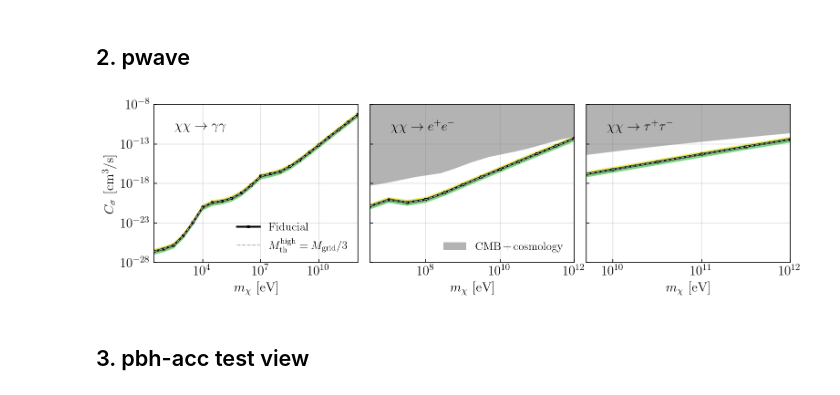
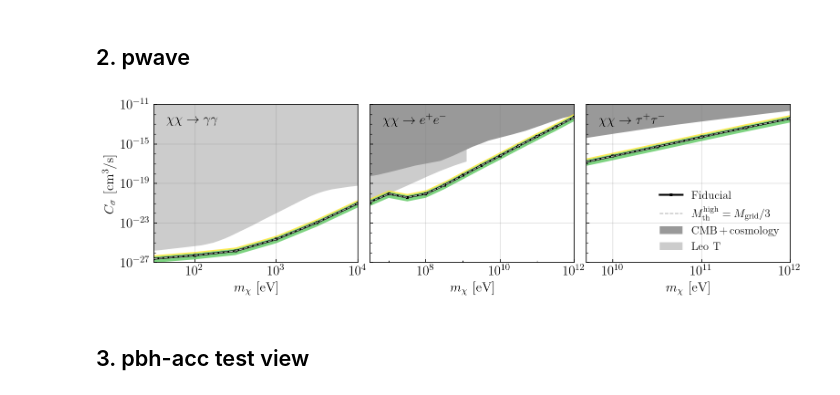
Before and after one commit to yitiansun/DM21cm, a Jupyter notebook: plotting/limits.ipynb, the cells around one changed output. Saved outputs shown, nothing was run; the diff lists cells and outputs as text; code cells hidden in the pictures.

Commit message:
other limits

```diff
--- a/plotting/limits.ipynb
+++ b/plotting/limits.ipynb
@@ -172,12 +171,0 @@ fig.savefig('paper2/pbhhr-limits.pdf', bbox_inches='tight')
-# %%
-# comparison
-fig, ax = plt.subplots(1, 1, figsize=(6, 4))
-
-plot_limits(ax, 'pbhhr-a0.000', label=r'No v rel', plot_sigma=False,)
-plot_limits(ax, 'pbhhr-a0.000-250808', plot_sigma=False, label=r'V rel', ls='--')
-
-ax.legend()
-
-ax.set(xscale='log', yscale='log')
-ax.set(xlabel=r'$M_\mathrm{PBH}$ [g]', ylabel=r'$f_\mathrm{PBH}$')
-ax.set(ylim=(1e-13, 1e0), xlim=(1e13, 1e18))
@@ -190,3 +171,0 @@ mass_s, inj_s, sigmanew_s, limit_s = get_limits('pbhhr-a0.000-250808')
-# %%
-s = np.array([sigma_s[i] for i in [1, 4, 7, 10, 13, 16, 19]])
-s / sigmanew_s
@@ -204,52 +266,58 @@ $1.9884099 \times 10^{13} \; \mathrm{g}$
 # %%
 fig, axs = plt.subplots(1, 3, figsize=(12, 3), sharey=True)
 
 limit_tags = ['pwave-phot-250909', 'pwave-elec-250909', 'pwave-tau-250909']
 cmp_limit_tags = ['pwave-phot-mc1e11-250909', 'pwave-elec-mc1e11-250909', 'pwave-tau-mc1e11-250909']
 texts = [r'$\chi\chi\rightarrow ' + s + '$' for s in [r'\gamma\gamma', r'e^+e^-', r'\tau^+\tau^-']]
-xlims = [[3.162277660168379612e+01, 1e12], [3.162277660168379545e+06, 1e12], [5.011872336272714615e+09, 1e12]]
+xlims = [[3.162277660168379612e+01, 1e4], [3.162277660168379545e+06, 1e12], [5.011872336272714615e+09, 1e12]]
 
 for i, ax in enumerate(axs):
-    plot_limits(ax, limit_tags[i], lw=2, label=('Fiducial' if i == 0 else None))
+    plot_limits(ax, limit_tags[i], lw=2, label=('Fiducial' if i == 2 else None))
     plot_limits(ax, cmp_limit_tags[i], plot_sigma=False, color=cms['binary'](0.3), ls='--', marker='', zorder=10,
-                label=(r'$M_\mathrm{th}^\mathrm{high}=M_\mathrm{grid}/3$' if i == 0 else None))
+                label=(r'$M_\mathrm{th}^\mathrm{high}=M_\mathrm{grid}/3$' if i == 2 else None))
     ax.set(xscale='log', yscale='log')
     ax.set(xlabel=r'$m_\chi$ [eV]', xlim=xlims[i])
-    ax.text(0.1, 0.9, texts[i], transform=ax.transAxes, fontsize=14, ha='left', va='top')
-    ax.grid(color='0.5', alpha=0.2, linewidth=1, linestyle='-')
+    ax.text(0.06, 0.94, texts[i], transform=ax.transAxes, fontsize=14, ha='left', va='top')
+    ax.grid(color='0.5', alpha=0.2, linewidth=1, linestyle='-', zorder=-20)
 
-# phph limits
-m, C_plot = np.loadtxt(f"{WDIR}/data/limits/pwave/phph.txt", unpack=True) # m is [GeV], sigmav is [cm^3/s]
-m_plot = m * 1e6 # [MeV] -> [eV]
-axs[0].fill_between(m_plot, C_plot, 1, fc=cms['binary'](0.3), ec='none', label=r'CMB\,+\,cosmology')
-axs[0].legend(frameon=False, loc='lower right')
+plot_LeoT_phph(axs[0], label='')
+plot_Diamenti_ee(axs[1], label='')
+plot_LeoT_ee(axs[1], zorder=-15, label='')
+plot_Diamenti_tautau(axs[2])
+plot_fake_LeoT(axs[2])
 
-# ee limits
-m, sigmav = np.loadtxt(f"{WDIR}/data/limits/pwave/ee.txt", unpack=True) # m is [GeV], sigmav is [cm^3/s]
-vref = 100 * u.km / u.s
-m_plot = m * 1e9 # [GeV] -> [eV]
-C_plot = sigmav * (c.c / vref).to(1).value ** 2
-axs[1].fill_between(m_plot, C_plot, 1, fc=cms['binary'](0.3), ec='none', label=r'CMB\,+\,cosmology')
-axs[1].legend(frameon=False, loc='lower right')
+# axs[0].legend(frameon=False, loc='upper right')
+# axs[1].legend(frameon=False, loc='lower right')
+axs[2].legend(frameon=False, loc='lower right')
 
-# tautau limits
-m, sigmav = np.loadtxt(f"{WDIR}/data/limits/pwave/tautau.txt", unpack=True) # m is [GeV], sigmav is [cm^3/s]
-vref = 100 * u.km / u.s
-m_plot = m * 1e9 # [GeV] -> [eV]
-C_plot = sigmav * (c.c / vref).to(1).value ** 2
-axs[2].fill_between(m_plot, C_plot, 1, fc=cms['binary'](0.3), ec='none')
 
-axs[0].set(ylim=(1e-28, 1e-8))
+axs[0].set(ylim=(1e-27, 1e-11))
 axs[0].set(ylabel=r'$C_\sigma$ [cm$^3$/s]')
 
-axs[0].legend(frameon=False, loc='lower right')
+axs[0].xaxis.set_minor_locator(plt.NullLocator())
+axs[2].xaxis.set_minor_locator(plt.NullLocator())
 
-axs[2].xaxis.set_minor_locator(plt.NullLocator())
+axs[0].set_yticks(np.logspace(-27, -11, 17), minor = True)
+axs[0].set_yticklabels([], minor = True)
+
+axs[1].set_xticks(np.logspace(7, 11, 5), minor = True)
+axs[1].set_xticklabels([], minor = True)
+
+# # Major ticks every 4 decades
+# major_locator = mticker.LogLocator(base=10.0, subs=[1.0], numticks=10)
+# # Minor ticks every single decade
+# minor_locator = mticker.LogLocator(base=10.0, subs=[1.0], numticks=100)
+
+# for ax in axs:
+#     ax.set(yscale='log')
+#     ax.yaxis.set_major_locator(major_locator)
+#     ax.yaxis.set_minor_locator(minor_locator)
+#     ax.yaxis.set_minor_formatter(mticker.NullFormatter())  # hide labels on minors
 
 fig.subplots_adjust(wspace=0.06)
 fig.savefig('paper2/pwave-limits.pdf', bbox_inches='tight')
 # %% [output]
-[figure, old version]
+[figure, new version]
 # %% [markdown]
 ## 3. pbh-acc test view
 # %%
```
Also changed, not shown: parts of 14 cells of this notebook, 9 other files.
